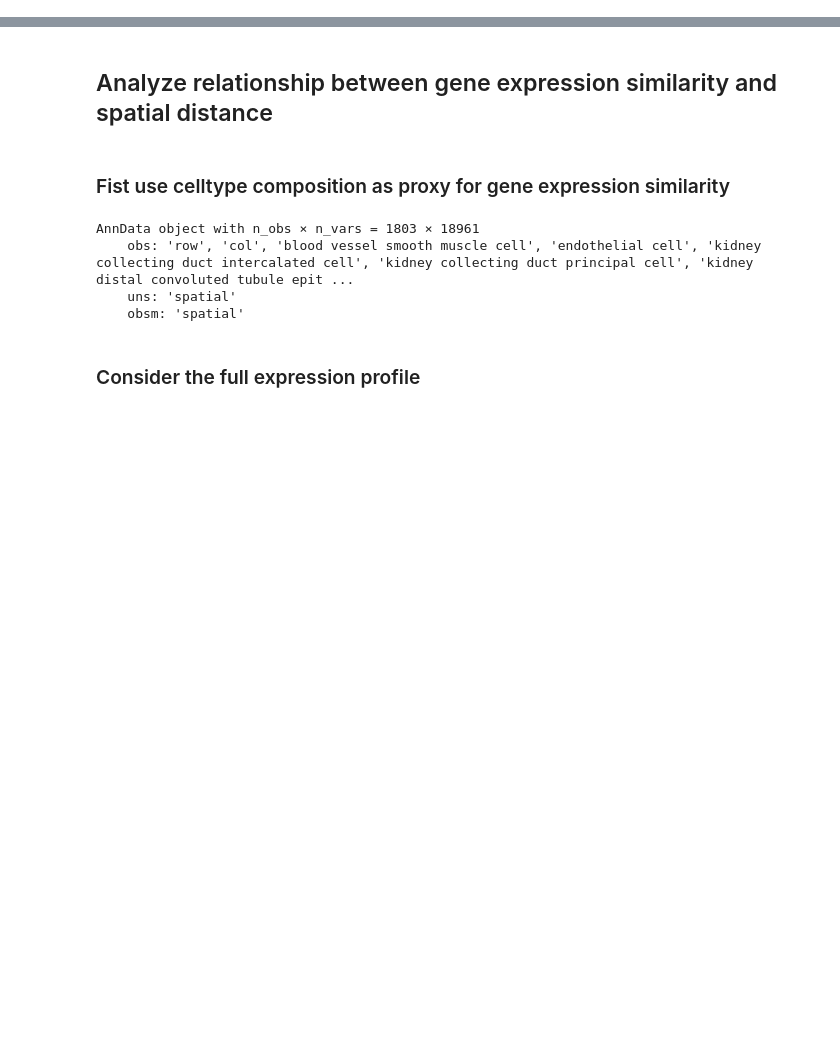
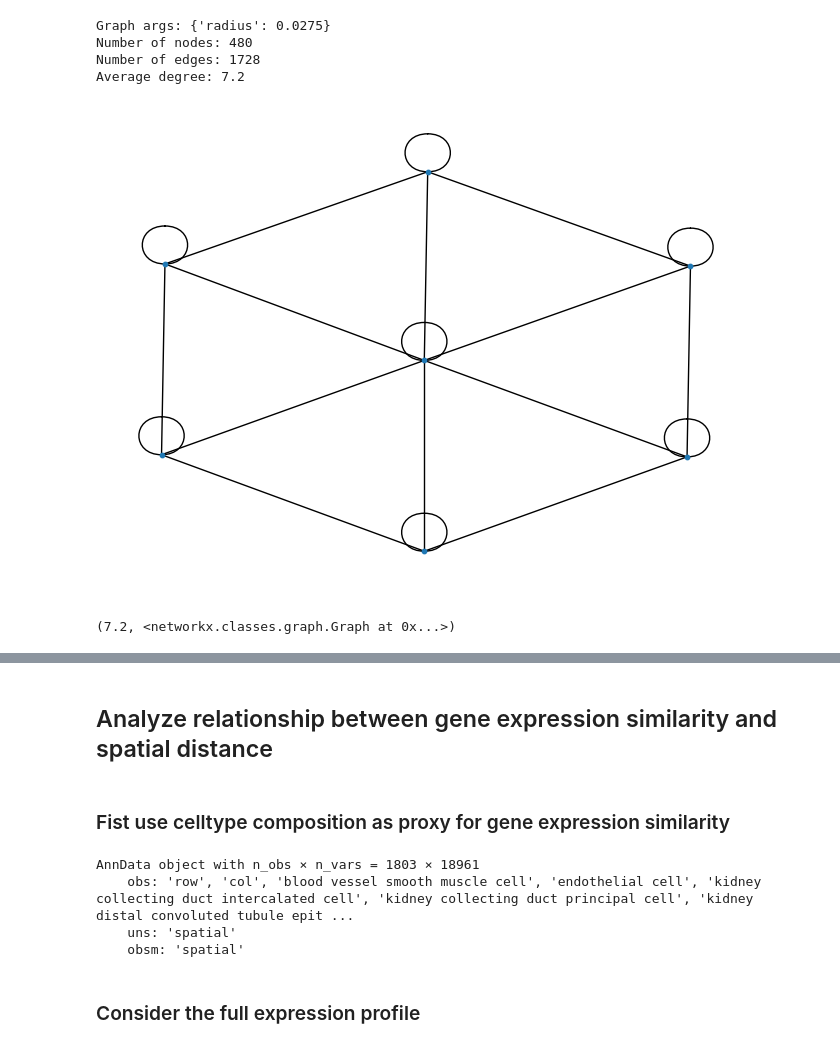
Before and after one commit to robinredX/DISSECT, a Jupyter notebook: notebooks/analysis.ipynb, the cells around one changed output, grey strips where cells are left out. Saved outputs shown, nothing was run; the diff lists cells and outputs as text; code cells hidden in the pictures; blank space fills up the shorter version.

```diff
--- a/notebooks/analysis.ipynb
+++ b/notebooks/analysis.ipynb
@@ -34,0 +31,17 @@ experiment_path = f"{experiment_dir}/{experiment_name}"
+# %%
+# load h5 file
+path = "./data/spatial/anca_visium/test_sample"
+adata = sc.read_visium(path)
+# %%
+coords = adata.obsm["spatial"]
+norm_coords = normalize_coords(coords)
+dist_mat = distance_matrix(norm_coords, norm_coords)
+# %%
+check_graph_construction(coords, num_hops=1, radius=0.0275)
+# %% [output]
+Graph args: {'radius': 0.0275}
+Number of nodes: 480
+Number of edges: 1728
+Average degree: 7.2
+[figure, added]
+(7.2, <networkx.classes.graph.Graph at 0x...>)
```
Also changed, not shown: parts of 43 cells of this notebook, 2 other files.
